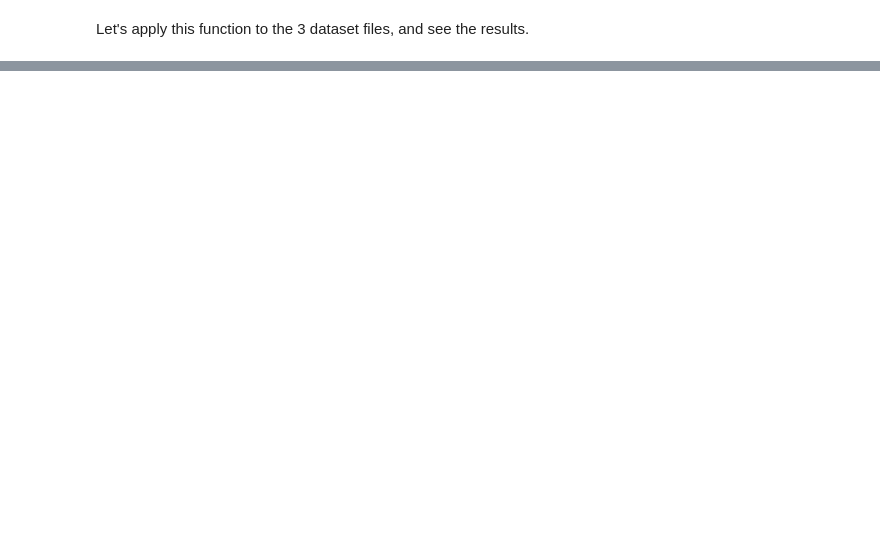
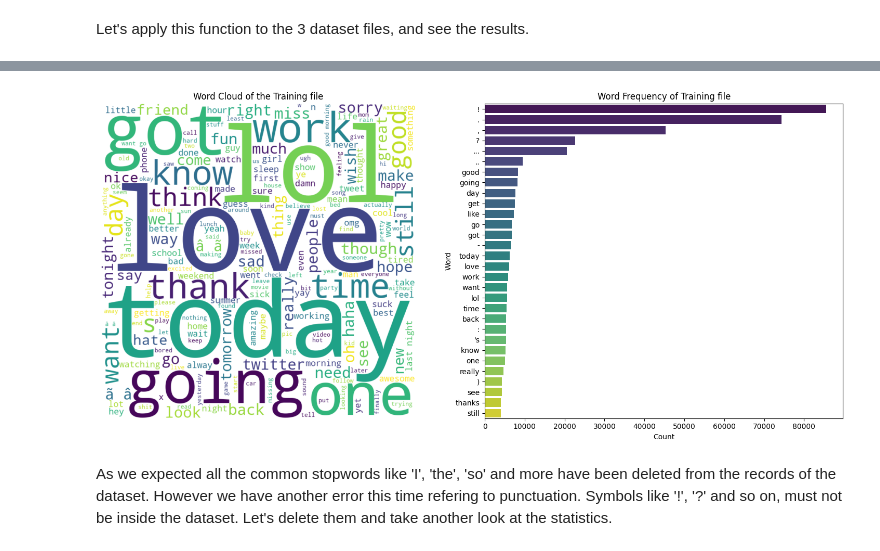
Before and after one commit to AntonisZks/Deep-Learning-for-Natural-Language-Processing, a Jupyter notebook: Notebooks/natural_language_processing.ipynb, the cells around one changed output, grey strips where cells are left out. Drawn from its saved outputs; the diff is of its cells as text; code cells hidden in the pictures; blank space fills up the shorter version.

```diff
--- a/Notebooks/natural_language_processing.ipynb
+++ b/Notebooks/natural_language_processing.ipynb
@@ -150,0 +155,25 @@ plt.show()
+# %%
+import nltk
+from nltk import data
+from nltk.corpus import stopwords
+from nltk.tokenize import word_tokenize
+import time
+
+warnings.filterwarnings("ignore", category=UserWarning, module="nltk")
+nltk.download('stopwords')
+
+def remove_stopwords(text: str) -> str:
+    # Remove the stopwords from the original text
+    stop_words = set(stopwords.words('english'))
+    word_tokens = word_tokenize(text)
+    filtered_words = [word for word in word_tokens if word not in stop_words]
+
+    return " ".join(filtered_words)
+
+start_time = time.time()
+train_df['Cleaned_text'] = train_df['Cleaned_text'].apply(remove_stopwords)
+val_df['Cleaned_text'] = val_df['Cleaned_text'].apply(remove_stopwords)
+test_df['Cleaned_text'] = test_df['Cleaned_text'].apply(remove_stopwords)
+end_time = time.time()
+
+print(f"Stopwords were removed in {end_time - start_time} seconds.")
@@ -150,0 +201,6 @@ plt.show()
+# %%
+analize_words(train_df, 'Cleaned_text', '../plots/word_cloud_tokens_frequency_without_stopwords.png')
+# %% [output]
+[figure, added]
+# %% [markdown]
+As we expected all the common stopwords like 'I', 'the', 'so' and more have been deleted from the records of the dataset. However we have another error this time refering to punctuation. Symbols like '!', '?' and so on, must not be inside the dataset. Let's delete them and take another look at the statistics.
```
Also changed, not shown: parts of 16 cells of this notebook, 4 other files.
